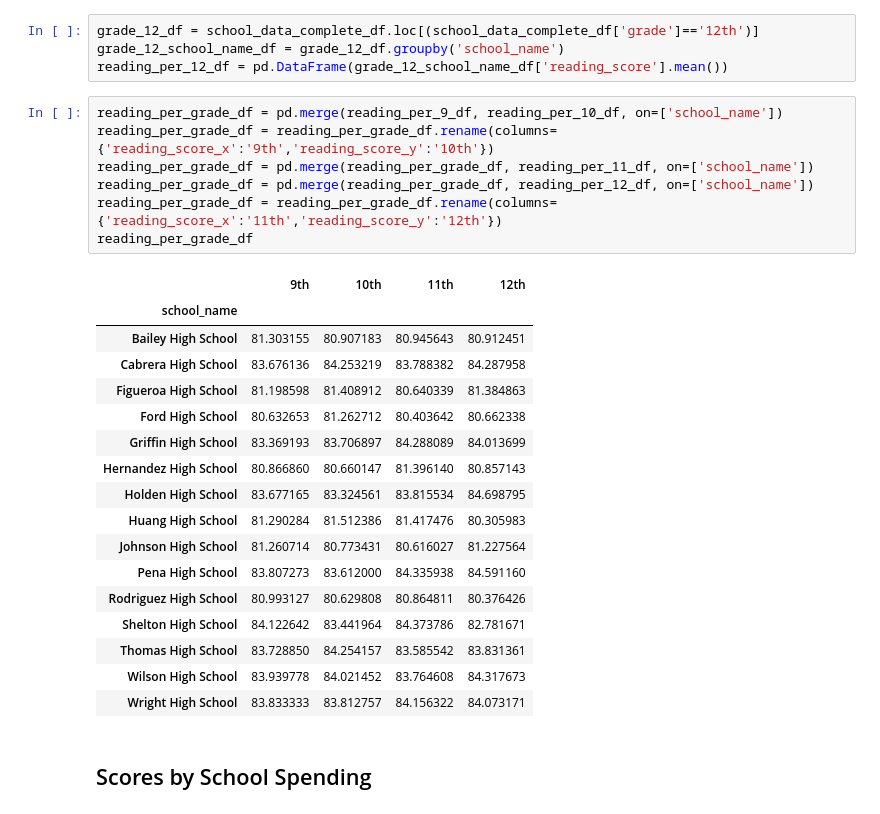
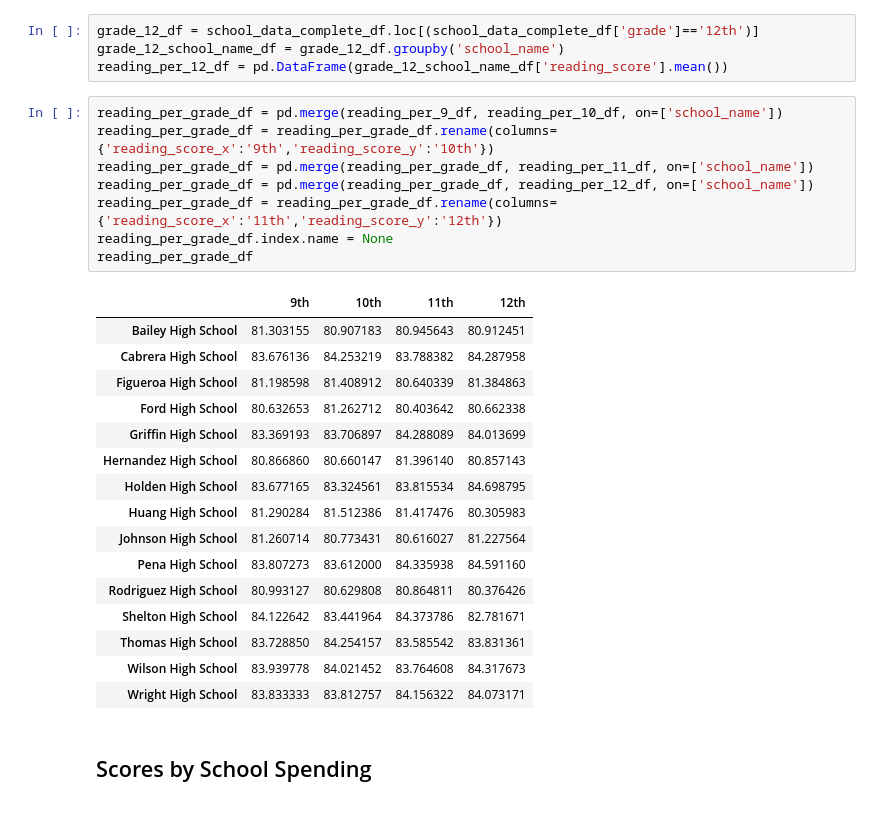
Before and after one commit to j1candel/pandas-challenge, a Jupyter notebook: PyCitySchools/.ipynb, the cells around one changed output. Saved outputs shown, nothing was run; the diff lists cells and outputs as text.

```diff
--- a/PyCitySchools/.ipynb
+++ b/PyCitySchools/.ipynb
@@ -394,13 +382,13 @@ reading_per_12_df = pd.DataFrame(grade_12_school_name_df['reading_score'].mean()
 # %%
 reading_per_grade_df = pd.merge(reading_per_9_df, reading_per_10_df, on=['school_name'])
 reading_per_grade_df = reading_per_grade_df.rename(columns={'reading_score_x':'9th','reading_score_y':'10th'})
 reading_per_grade_df = pd.merge(reading_per_grade_df, reading_per_11_df, on=['school_name'])
 reading_per_grade_df = pd.merge(reading_per_grade_df, reading_per_12_df, on=['school_name'])
 reading_per_grade_df = reading_per_grade_df.rename(columns={'reading_score_x':'11th','reading_score_y':'12th'})
+reading_per_grade_df.index.name = None
 reading_per_grade_df
 # %% [output]
 |  | 9th | 10th | 11th | 12th |
-| school_name |  |  |  |  |
 | Bailey High School | 81.303155 | 80.907183 | 80.945643 | 80.912451 |
 | Cabrera High School | 83.676136 | 84.253219 | 83.788382 | 84.287958 |
 | Figueroa High School | 81.198598 | 81.408912 | 80.640339 | 81.384863 |
```
Also changed, not shown: parts of 21 cells of this notebook.
